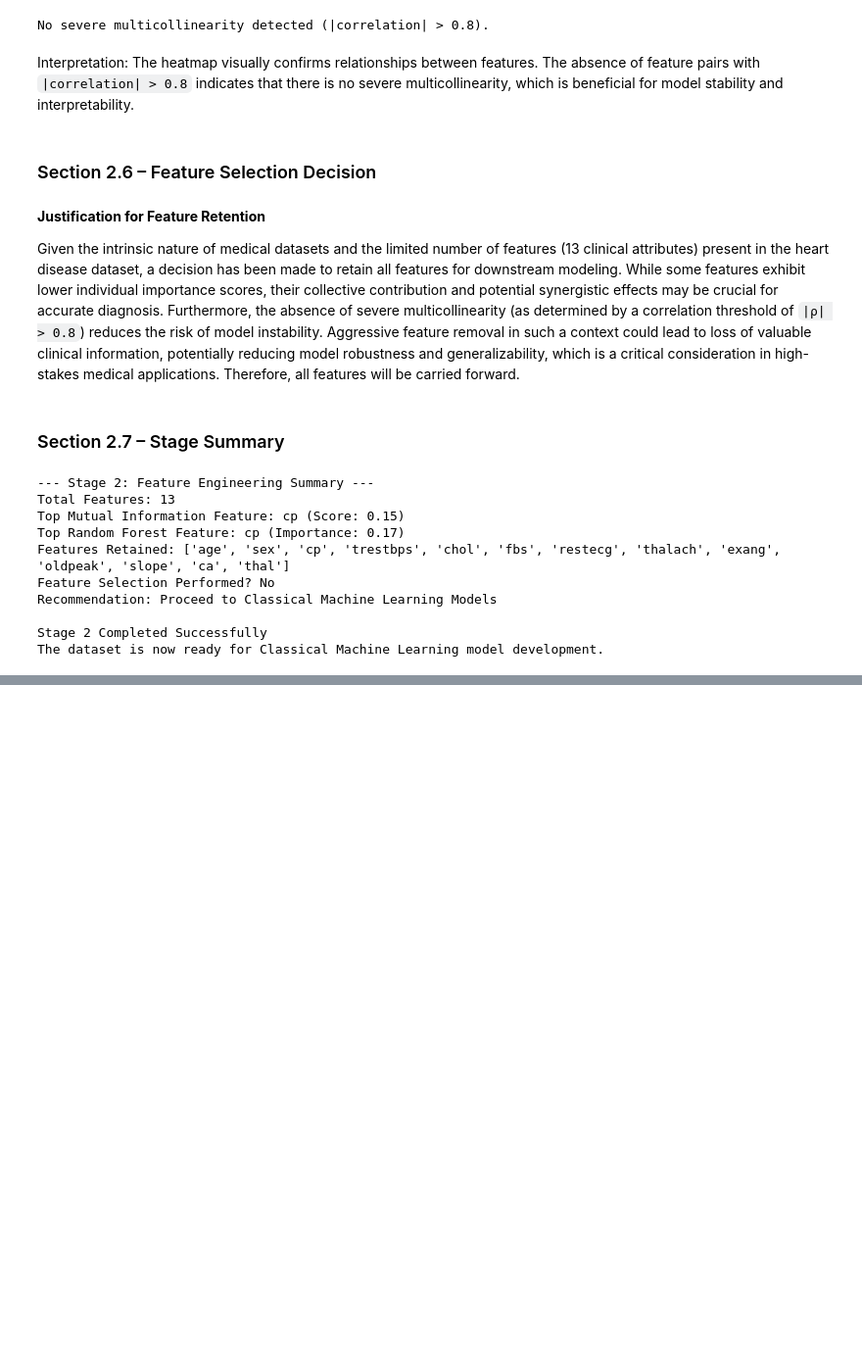
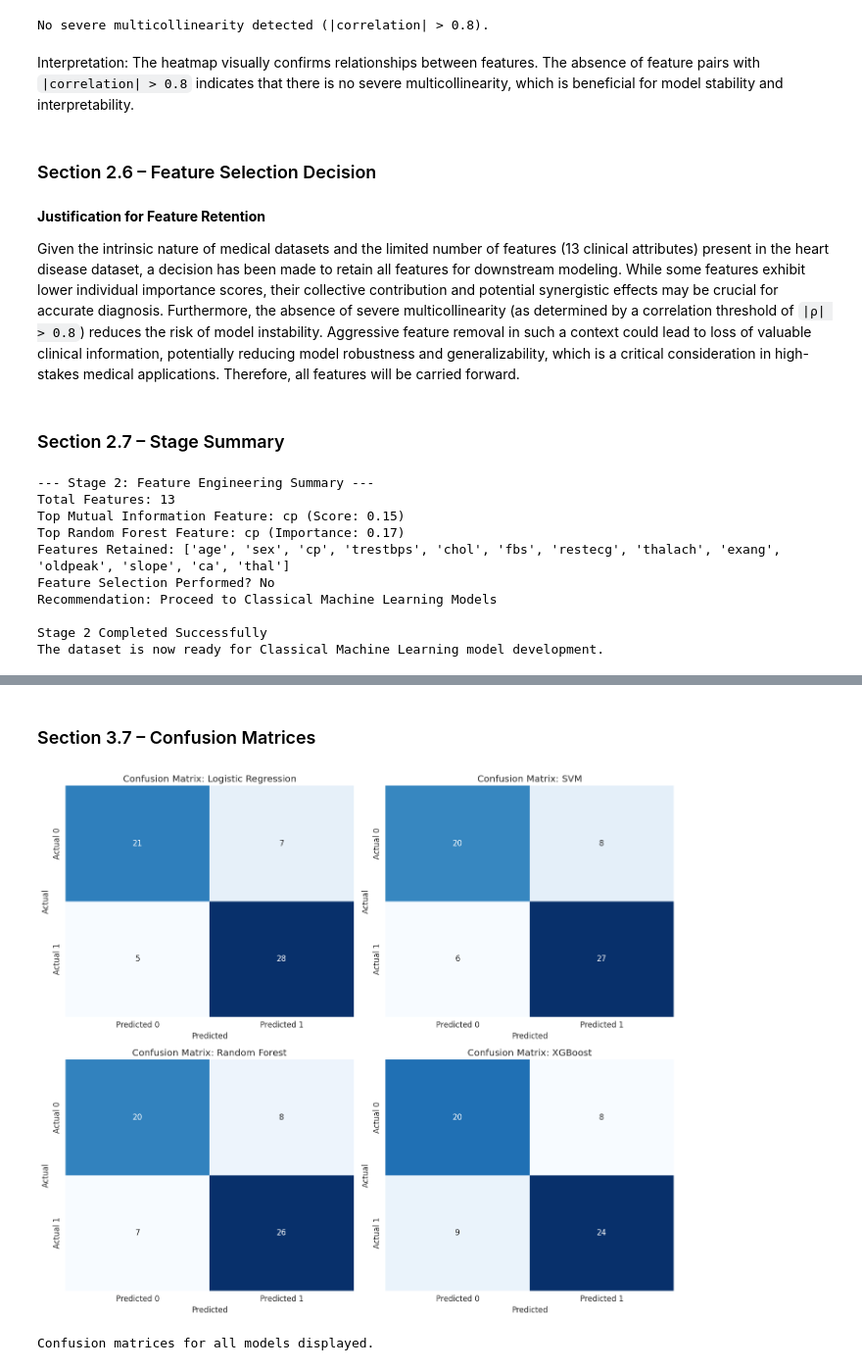
Before and after one commit to KandhimallaYashwanth/MajorProject, a Jupyter notebook: Copy_of_Major.ipynb, the cells around one changed output, grey strips where cells are left out. Shown at 98% size. Drawn from its saved outputs; the diff is of its cells as text; code cells hidden in the pictures; blank space fills up the shorter version.

```diff
--- a/Copy_of_Major.ipynb
+++ b/Copy_of_Major.ipynb
@@ -926,0 +1133,24 @@ The dataset is now ready for Classical Machine Learning model development.
+# %%
+results_df = pd.DataFrame(columns=["Model", "Accuracy", "Precision", "Recall", "F1-Score", "ROC-AUC"])
+
+for name, model in models.items():
+    y_pred = model.predict(X_test_scaled)
+    y_proba = model.predict_proba(X_test_scaled)[:, 1] if hasattr(model, "predict_proba") else [0] * len(y_test) # Handle models without predict_proba
+
+    accuracy = accuracy_score(y_test, y_pred)
+    precision = precision_score(y_test, y_pred)
+    recall = recall_score(y_test, y_pred)
+    f1 = f1_score(y_test, y_pred)
+    roc_auc = roc_auc_score(y_test, y_proba)
+
+    results_df.loc[len(results_df)] = [
+        name,
+        round(accuracy, 4),
+        round(precision, 4),
+        round(recall, 4),
+        round(f1, 4),
+        round(roc_auc, 4)
+    ]
+
+print("--- Model Evaluation Results (Test Set) ---")
+display(results_df.sort_values(by='ROC-AUC', ascending=False))
@@ -926,0 +1166,5 @@ The dataset is now ready for Classical Machine Learning model development.
+# %%
+for name, model in models.items():
+    print(f"\n--- Classification Report for {name} ---")
+    y_pred = model.predict(X_test_scaled)
+    print(classification_report(y_test, y_pred))
@@ -926,0 +1189,21 @@ The dataset is now ready for Classical Machine Learning model development.
+# %% [markdown]
+### Section 3.7 – Confusion Matrices
+# %%
+fig, axes = plt.subplots(2, 2, figsize=(14, 12))
+axes = axes.flatten()
+
+for i, (name, model) in enumerate(models.items()):
+    cm = confusion_matrix(y_test, model.predict(X_test_scaled))
+    sns.heatmap(cm, annot=True, fmt='d', cmap='Blues', cbar=False,
+                xticklabels=['Predicted 0', 'Predicted 1'],
+                yticklabels=['Actual 0', 'Actual 1'], ax=axes[i])
+    axes[i].set_title(f'Confusion Matrix: {name}')
+    axes[i].set_xlabel('Predicted')
+    axes[i].set_ylabel('Actual')
+
+plt.tight_layout()
+plt.show()
+print("Confusion matrices for all models displayed.")
+# %% [output]
+[figure, added]
+Confusion matrices for all models displayed.
```
Also changed, not shown: parts of 64 cells of this notebook.
